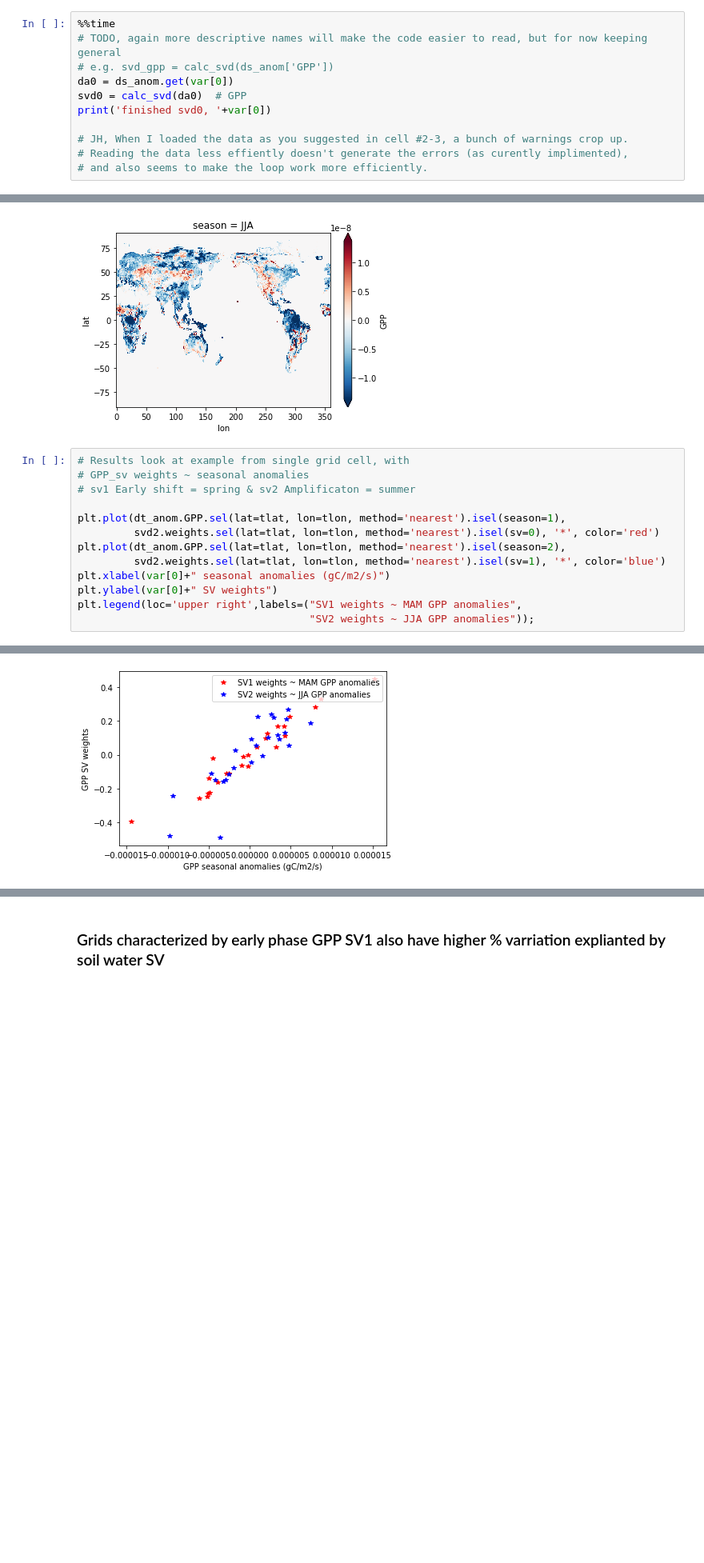
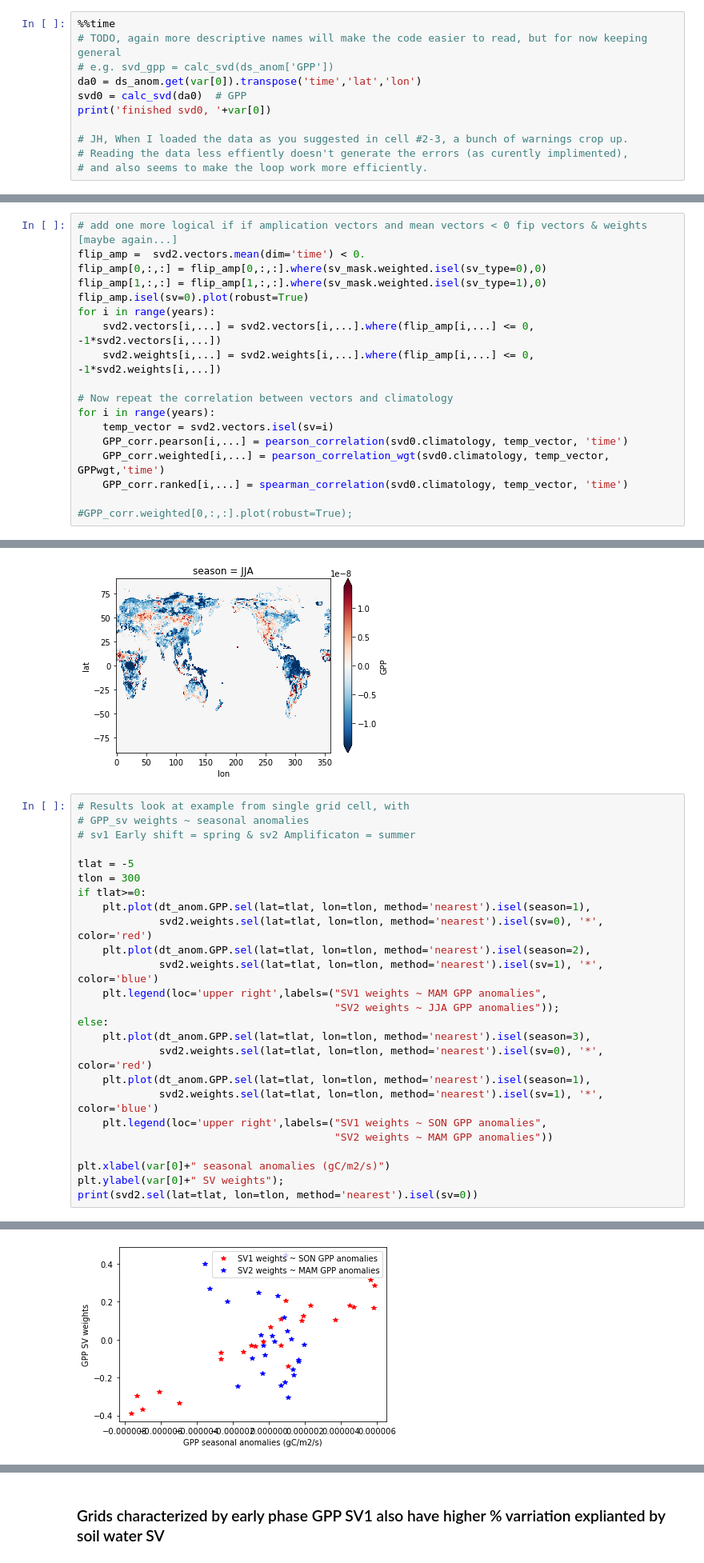
Before and after one commit to NCAR/ctsm_python_gallery, a Jupyter notebook: notebooks/MonthlySVD.ipynb, the cells around one changed output, grey strips where cells are left out. Shown at 80% size. Saved outputs shown, nothing was run; the diff lists cells and outputs as text; blank space fills up the shorter version.

```diff
--- a/notebooks/MonthlySVD.ipynb
+++ b/notebooks/MonthlySVD.ipynb
@@ -671,7 +519,7 @@ def calc_svd(da, nyears=years):
 %%time
 # TODO, again more descriptive names will make the code easier to read, but for now keeping general
 # e.g. svd_gpp = calc_svd(ds_anom['GPP'])
-da0 = ds_anom.get(var[0])
+da0 = ds_anom.get(var[0]).transpose('time','lat','lon')
 svd0 = calc_svd(da0)  # GPP
 print('finished svd0, '+var[0])
 
@@ -901,0 +746,18 @@ for i in range(years):
+# %%
+# add one more logical if if amplication vectors and mean vectors < 0 fip vectors & weights [maybe again...]
+flip_amp =  svd2.vectors.mean(dim='time') < 0.
+flip_amp[0,:,:] = flip_amp[0,:,:].where(sv_mask.weighted.isel(sv_type=0),0)
+flip_amp[1,:,:] = flip_amp[1,:,:].where(sv_mask.weighted.isel(sv_type=1),0)
+flip_amp.isel(sv=0).plot(robust=True)
+for i in range(years):
+    svd2.vectors[i,...] = svd2.vectors[i,...].where(flip_amp[i,...] <= 0, -1*svd2.vectors[i,...])
+    svd2.weights[i,...] = svd2.weights[i,...].where(flip_amp[i,...] <= 0, -1*svd2.weights[i,...])
+
+# Now repeat the correlation between vectors and climatology
+for i in range(years):
+    temp_vector = svd2.vectors.isel(sv=i)
+    GPP_corr.pearson[i,...] = pearson_correlation(svd0.climatology, temp_vector, 'time')
+    GPP_corr.weighted[i,...] = pearson_correlation_wgt(svd0.climatology, temp_vector, GPPwgt,'time')
+    GPP_corr.ranked[i,...] = spearman_correlation(svd0.climatology, temp_vector, 'time')
+
+#GPP_corr.weighted[0,:,:].plot(robust=True);
@@ -1028,12 +924,24 @@ dt_anom.GPP.isel(season=2).mean(dim='year').plot(robust=True);
 # GPP_sv weights ~ seasonal anomalies
 # sv1 Early shift = spring & sv2 Amplificaton = summer
 
-plt.plot(dt_anom.GPP.sel(lat=tlat, lon=tlon, method='nearest').isel(season=1),
-         svd2.weights.sel(lat=tlat, lon=tlon, method='nearest').isel(sv=0), '*', color='red')
-plt.plot(dt_anom.GPP.sel(lat=tlat, lon=tlon, method='nearest').isel(season=2),
-         svd2.weights.sel(lat=tlat, lon=tlon, method='nearest').isel(sv=1), '*', color='blue')
+tlat = -5
+tlon = 300
+if tlat>=0:
+    plt.plot(dt_anom.GPP.sel(lat=tlat, lon=tlon, method='nearest').isel(season=1),
+             svd2.weights.sel(lat=tlat, lon=tlon, method='nearest').isel(sv=0), '*', color='red')
+    plt.plot(dt_anom.GPP.sel(lat=tlat, lon=tlon, method='nearest').isel(season=2),
+             svd2.weights.sel(lat=tlat, lon=tlon, method='nearest').isel(sv=1), '*', color='blue')
+    plt.legend(loc='upper right',labels=("SV1 weights ~ MAM GPP anomalies",
+                                         "SV2 weights ~ JJA GPP anomalies"));
+else:
+    plt.plot(dt_anom.GPP.sel(lat=tlat, lon=tlon, method='nearest').isel(season=3),
+             svd2.weights.sel(lat=tlat, lon=tlon, method='nearest').isel(sv=0), '*', color='red')
+    plt.plot(dt_anom.GPP.sel(lat=tlat, lon=tlon, method='nearest').isel(season=1),
+             svd2.weights.sel(lat=tlat, lon=tlon, method='nearest').isel(sv=1), '*', color='blue')
+    plt.legend(loc='upper right',labels=("SV1 weights ~ SON GPP anomalies",
+                                         "SV2 weights ~ MAM GPP anomalies"))
+
 plt.xlabel(var[0]+" seasonal anomalies (gC/m2/s)")
-plt.ylabel(var[0]+" SV weights")
-plt.legend(loc='upper right',labels=("SV1 weights ~ MAM GPP anomalies",
-                                     "SV2 weights ~ JJA GPP anomalies"));
+plt.ylabel(var[0]+" SV weights");
+print(svd2.sel(lat=tlat, lon=tlon, method='nearest').isel(sv=0))
 # %% [output]
@@ -1040,4 +962,4 @@ plt.legend(loc='upper right',labels=("SV1 weights ~ MAM GPP anomalies",
-[figure, old version]
+[figure, new version]
 # %% [markdown]
 #### Weights typically have have the same sign as GPP anomalies
 * But not always in tropics
```
Also changed, not shown: parts of 78 cells of this notebook.
